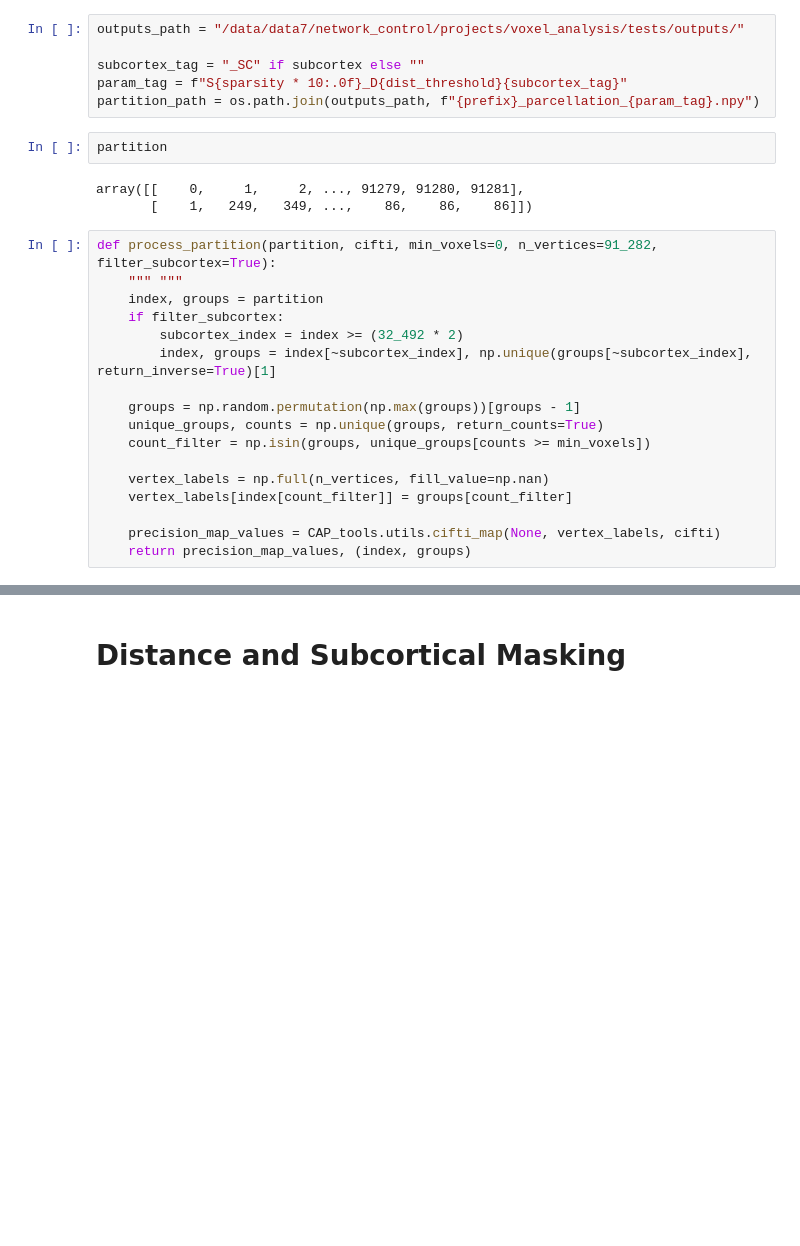
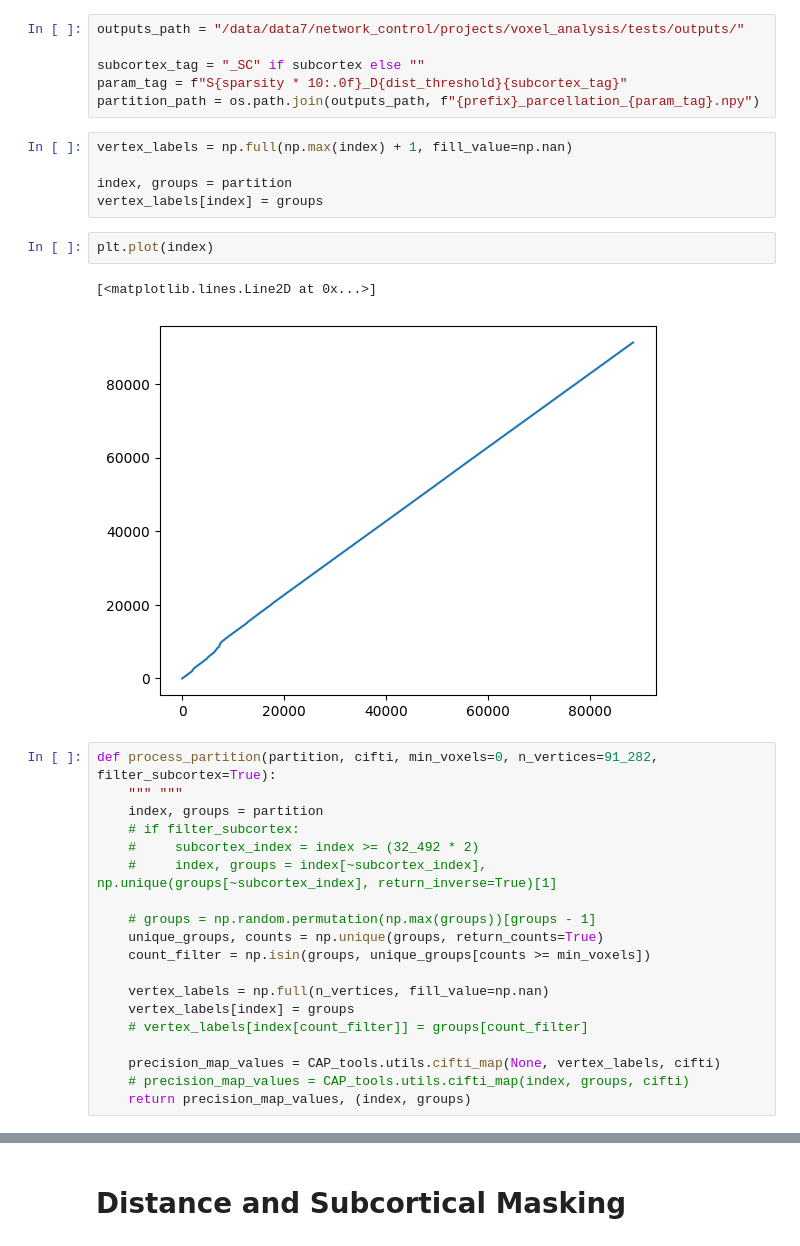
Before and after one commit to cole-khamnei/precision_mapping, a Jupyter notebook: notebooks/percision_map_EDA.ipynb, the cells around one changed output, grey strips where cells are left out. Drawn from its saved outputs; the diff is of its cells as text; blank space fills up the shorter version.

```diff
--- a/notebooks/percision_map_EDA.ipynb
+++ b/notebooks/percision_map_EDA.ipynb
@@ -235,27 +227,34 @@ outputs_path = "/data/data7/network_control/projects/voxel_analysis/tests/output
 subcortex_tag = "_SC" if subcortex else ""
 param_tag = f"S{sparsity * 10:.0f}_D{dist_threshold}{subcortex_tag}"
 partition_path = os.path.join(outputs_path, f"{prefix}_parcellation_{param_tag}.npy")
-# %%
-partition
-# %% [output]
-array([[    0,     1,     2, ..., 91279, 91280, 91281],
-       [    1,   249,   349, ...,    86,    86,    86]])
+# %%
+vertex_labels = np.full(np.max(index) + 1, fill_value=np.nan)
+
+index, groups = partition
+vertex_labels[index] = groups
+# %%
+plt.plot(index)
+# %% [output]
+[<matplotlib.lines.Line2D at 0x...>]
+[figure, added]
 # %%
 def process_partition(partition, cifti, min_voxels=0, n_vertices=91_282, filter_subcortex=True):
     """ """
     index, groups = partition
-    if filter_subcortex:
-        subcortex_index = index >= (32_492 * 2)
-        index, groups = index[~subcortex_index], np.unique(groups[~subcortex_index], return_inverse=True)[1]
+    # if filter_subcortex:
+    #     subcortex_index = index >= (32_492 * 2)
+    #     index, groups = index[~subcortex_index], np.unique(groups[~subcortex_index], return_inverse=True)[1]
 
-    groups = np.random.permutation(np.max(groups))[groups - 1]
+    # groups = np.random.permutation(np.max(groups))[groups - 1]
     unique_groups, counts = np.unique(groups, return_counts=True)
     count_filter = np.isin(groups, unique_groups[counts >= min_voxels])
 
     vertex_labels = np.full(n_vertices, fill_value=np.nan)
-    vertex_labels[index[count_filter]] = groups[count_filter]
+    vertex_labels[index] = groups
+    # vertex_labels[index[count_filter]] = groups[count_filter]
 
     precision_map_values = CAP_tools.utils.cifti_map(None, vertex_labels, cifti)
+    # precision_map_values = CAP_tools.utils.cifti_map(index, groups, cifti)
     return precision_map_values, (index, groups)
 # %%
 partition = np.load(partition_path)
```
Also changed, not shown: parts of 4 cells of this notebook, 1 other file.
